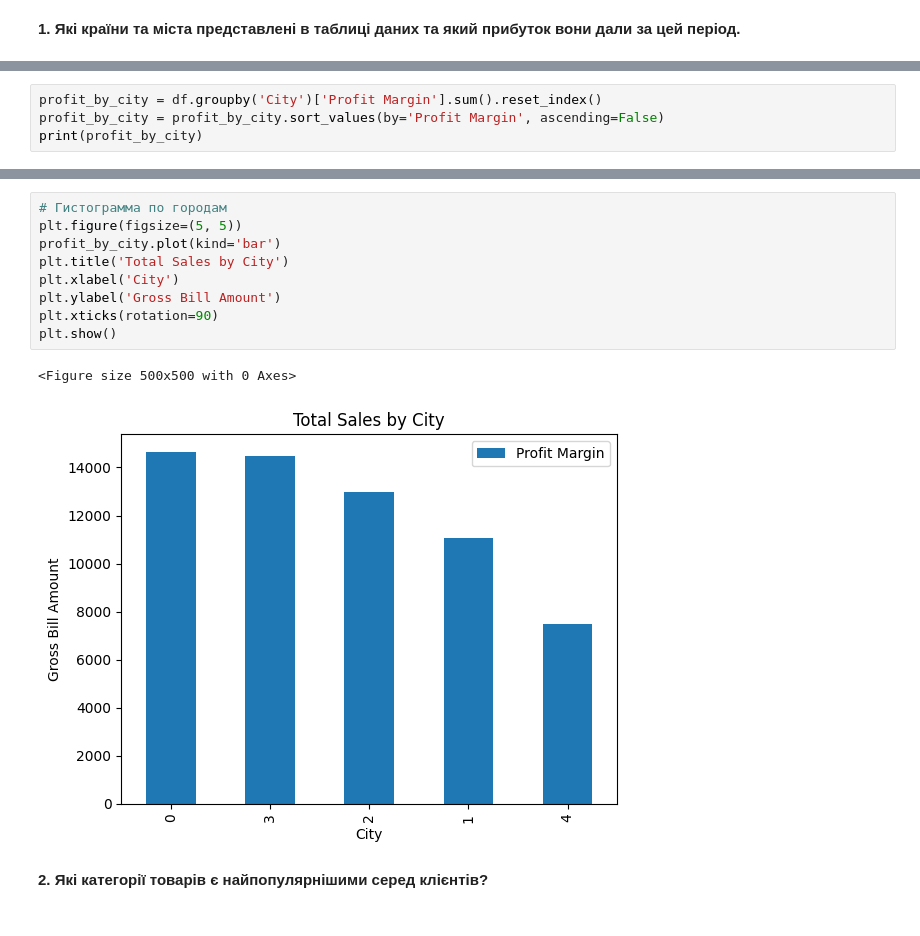
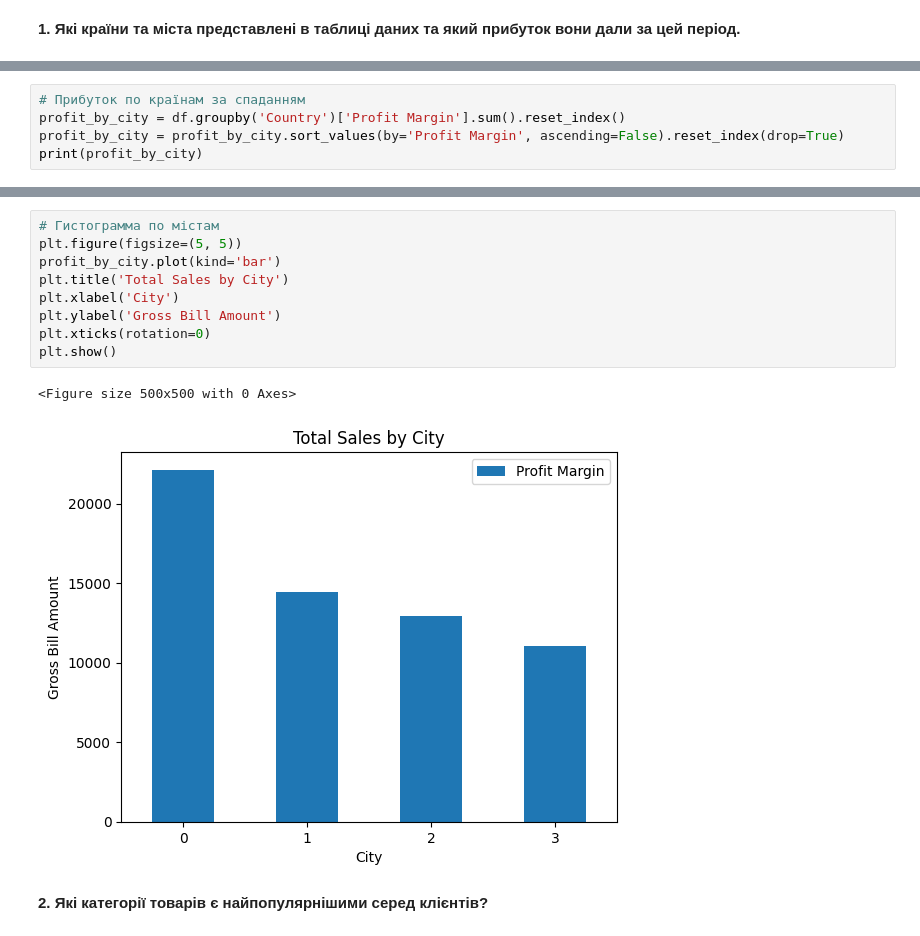
Before and after one commit to oleg-zao/My-Python-Home-Work, a Jupyter notebook: Final_Project_Grocery_store_sales_analysis.ipynb, the cells around one changed output, grey strips where cells are left out. Drawn from its saved outputs; the diff is of its cells as text.

```diff
--- a/Final_Project_Grocery_store_sales_analysis.ipynb
+++ b/Final_Project_Grocery_store_sales_analysis.ipynb
@@ -186,5 +186,6 @@ print(profit_by_country)
 # %%
-profit_by_city = df.groupby('City')['Profit Margin'].sum().reset_index()
-profit_by_city = profit_by_city.sort_values(by='Profit Margin', ascending=False)
+# Прибуток по країнам за спаданням
+profit_by_city = df.groupby('Country')['Profit Margin'].sum().reset_index()
+profit_by_city = profit_by_city.sort_values(by='Profit Margin', ascending=False).reset_index(drop=True)
 print(profit_by_city)
 # %% [output]
@@ -221,15 +221,15 @@ plt.show()
 # %%
-# Гистограмма по городам
+# Гистограмма по містам
 plt.figure(figsize=(5, 5))
 profit_by_city.plot(kind='bar')
 plt.title('Total Sales by City')
 plt.xlabel('City')
 plt.ylabel('Gross Bill Amount')
-plt.xticks(rotation=90)
+plt.xticks(rotation=0)
 plt.show()
 # %% [output]
 <Figure size 500x500 with 0 Axes>
-[figure, old version]
+[figure, new version]
 # %% [markdown]
 **2. Які категорії товарів є найпопулярнішими серед клієнтів?**
 # %%
```
Also changed, not shown: parts of 14 cells of this notebook.
